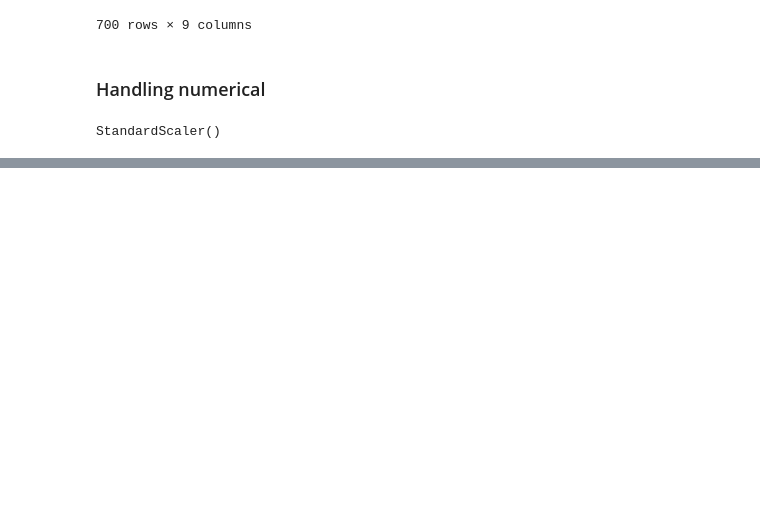
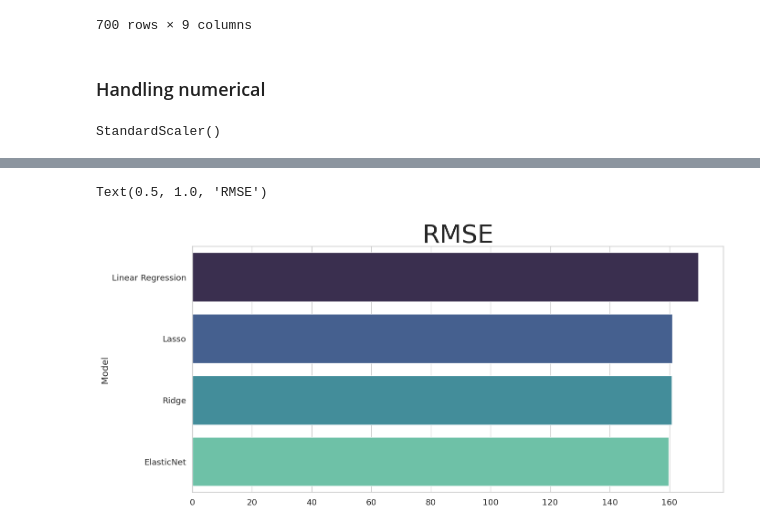
Before and after one commit to xShoho/Student-Performance-Exams, a Jupyter notebook: Student-Performance-Exams.ipynb, the cells around one changed output, grey strips where cells are left out. Drawn from its saved outputs; the diff is of its cells as text; code cells hidden in the pictures; blank space fills up the shorter version.

```diff
--- a/Student-Performance-Exams.ipynb
+++ b/Student-Performance-Exams.ipynb
@@ -326,0 +394,6 @@ X_test[nums] = scalar.transform(X_test[nums])
+# %%
+sns.barplot(y= scores['Model'], x= sorted(scores['RMSE'], reverse= True), palette= 'mako')
+plt.title("RMSE", fontsize= 40)
+# %% [output]
+Text(0.5, 1.0, 'RMSE')
+[figure, added]
```
Also changed, not shown: parts of 15 cells of this notebook.
